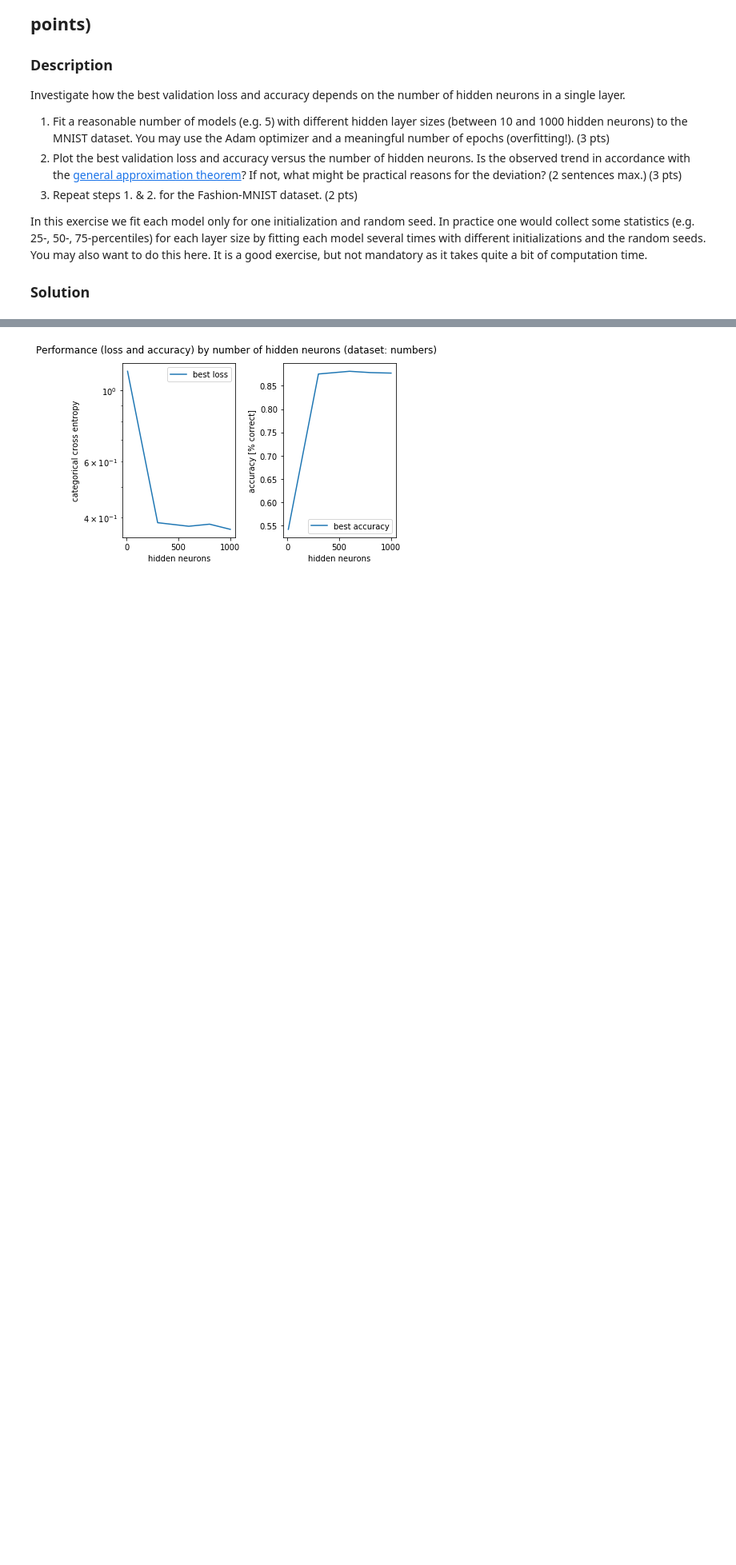
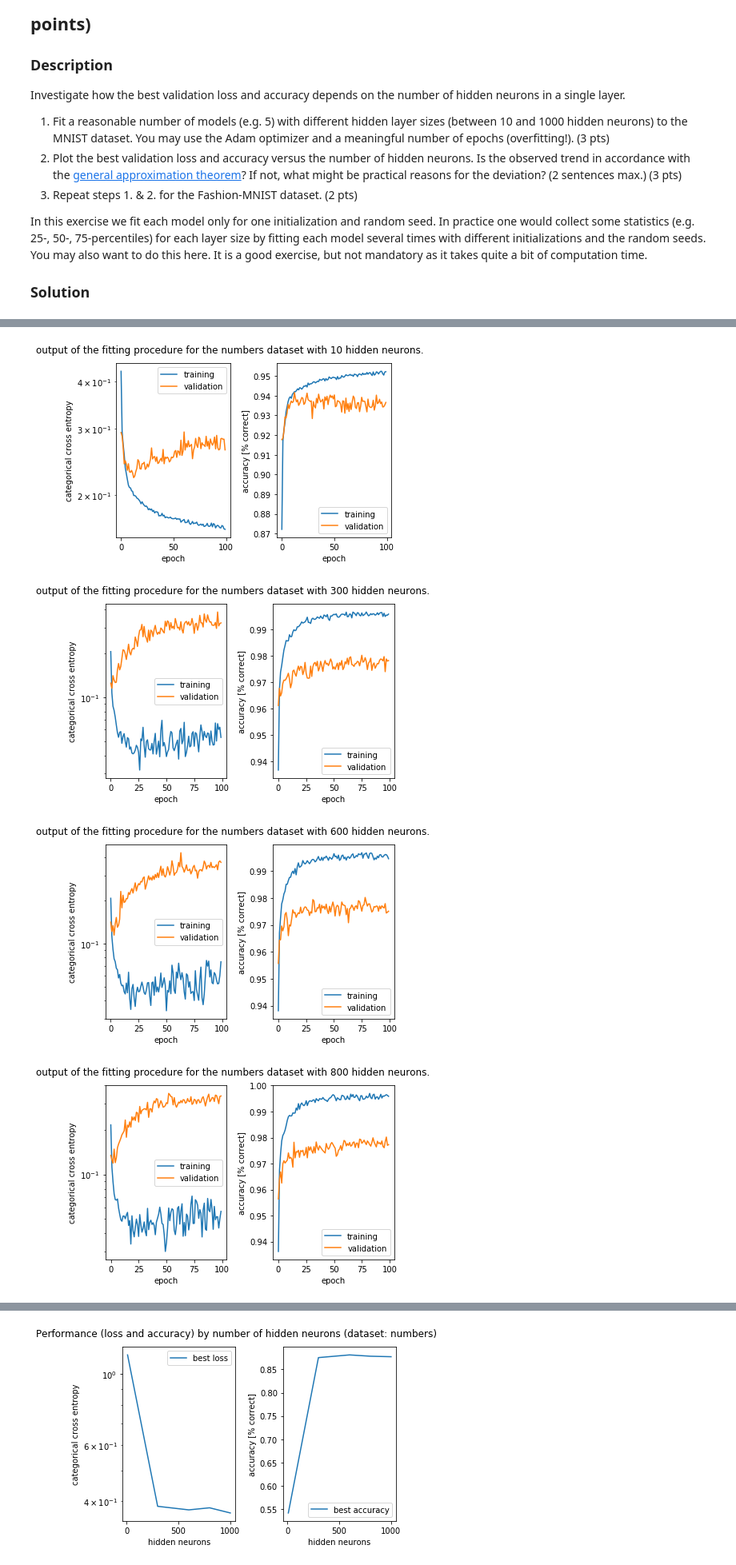
Before and after one commit to girotomas/ANN, a Jupyter notebook: ANN22_03.ipynb, the cells around one changed output, grey strips where cells are left out. Shown at 80% size. Cells and saved outputs as stored; diff of their text form; code cells hidden in the pictures; blank space fills up the shorter version.

Commit message:
to find the epochs in ex 4

```diff
--- a/ANN22_03.ipynb
+++ b/ANN22_03.ipynb
@@ -608,12 +608,13 @@ In this exercise we fit each model only for one initialization and random seed.
 ### Solution
 # %%
 # computation of the data
+DATA={}
 for dataset in ['numbers', 'fashion']:
 
     data={}
     data['hidden neurons']=[10, 300, 600, 800, 1000]
     data['history']=[]
-    data['epochs']=[50, 50, 50, 50, 50] # <----- change the epochs here !
+    data['epochs']=[100, 100, 100, 100, 100] # <----- change the epochs here !
     data['best validation loss']=[]
     data['best validation accuracy']=[]
 
@@ -639,6 +640,8 @@ for dataset in ['numbers', 'fashion']:
         data['history'].append(h.history)
         data['best validation loss']+=[ np.array(data['history'][-1]['val_loss']).min()]
         data['best validation accuracy']+=[ np.array(data['history'][-1]['val_acc']).max()]
+
+    DATA[dataset]=data
 # %% [output]
 _________________________________________________________________
 Layer (type)                 Output Shape              Param #
@@ -659,0 +663,14 @@ Epoch 50/50
+# %%
+#To find the appropriate number of epochs for each model we plot the
+# history of the models.
+for dataset in ['numbers', 'fashion']:
+  data=DATA[dataset]
+  for i in range(len(data['hidden neurons'])):
+    plot_history(data['history'][i],'output of the fitting procedure for the '
+                 +dataset+' dataset with '+str(data['hidden neurons'][i])+
+                 ' hidden neurons.')
+# %% [output]
+[figure, added]
+[figure, added]
+[figure, added]
+[figure, added]
```
Also changed, not shown: parts of 5 cells of this notebook.
